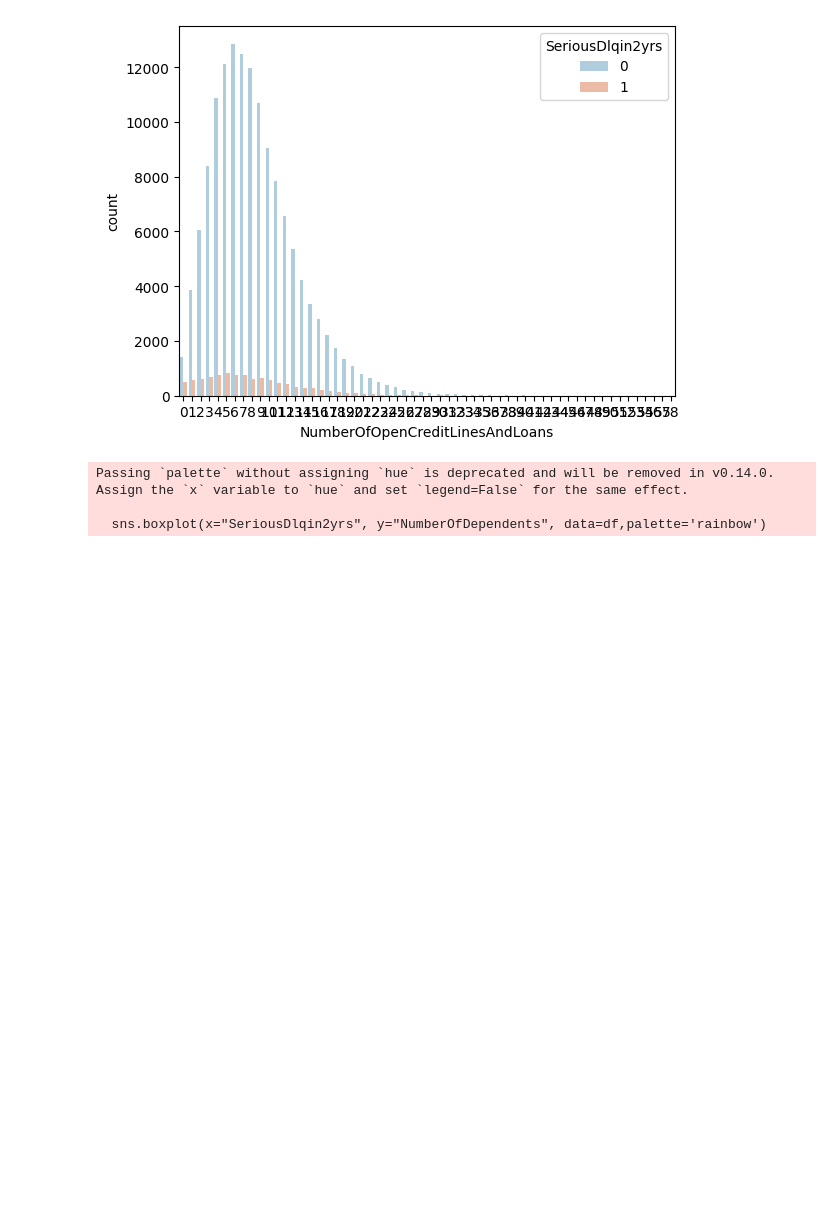
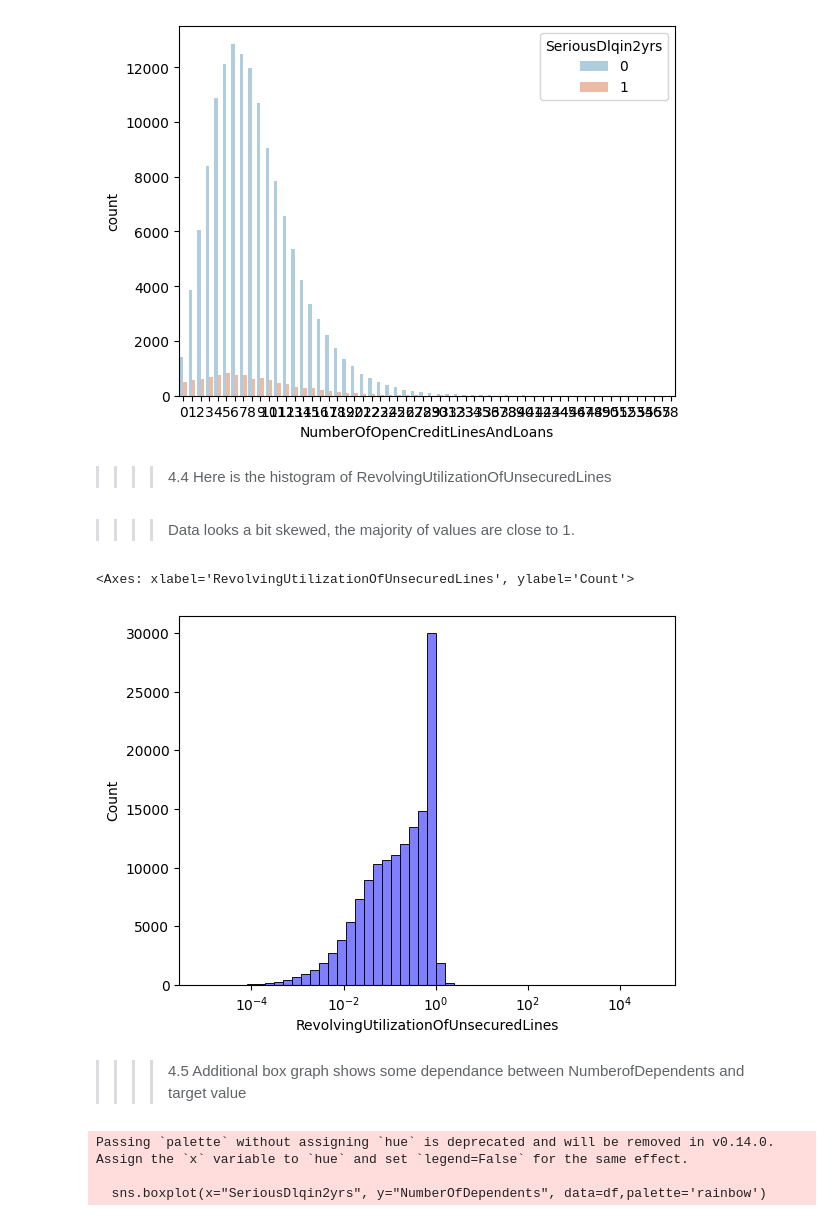
Before and after one commit to EllenVor/credit-scoring-repo, a Jupyter notebook: notebooks/01_eda.ipynb, the cells around one changed output. Drawn from its saved outputs; the diff is of its cells as text; code cells hidden in the pictures; blank space fills up the shorter version.

```diff
--- a/notebooks/01_eda.ipynb
+++ b/notebooks/01_eda.ipynb
@@ -9,7 +11,7 @@ import matplotlib.pyplot as plt
 import seaborn as sns
 
 
-df = pd.read_csv('cs-training.csv')
+df = pd.read_csv("../data/raw/cs-training.csv")
 print("First 5 rows of the dataset:")
 print(df.head())
 # %% [output]
@@ -138,6 +157,17 @@ sns.countplot(x='NumberOfOpenCreditLinesAndLoans',hue='SeriousDlqin2yrs',data=df
 # %% [output]
 <Axes: xlabel='NumberOfOpenCreditLinesAndLoans', ylabel='count'>
 [figure]
+# %% [markdown]
+>>>> 4.4 Here is the histogram of RevolvingUtilizationOfUnsecuredLines
+# %% [markdown]
+>>>> Data looks a bit skewed, the majority of values are close to 1.
+# %%
+sns.histplot(data=df, x='RevolvingUtilizationOfUnsecuredLines', bins=50, kde=True, color='blue', log_scale=True)
+# %% [output]
+<Axes: xlabel='RevolvingUtilizationOfUnsecuredLines', ylabel='Count'>
+[figure, added]
+# %% [markdown]
+>>>> 4.5 Additional box graph shows some dependance between NumberofDependents and target value
 # %%
 sns.boxplot(x="SeriousDlqin2yrs", y="NumberOfDependents", data=df,palette='rainbow')
 # %% [output]
```
Also changed, not shown: parts of 27 cells of this notebook, 10 other files.
